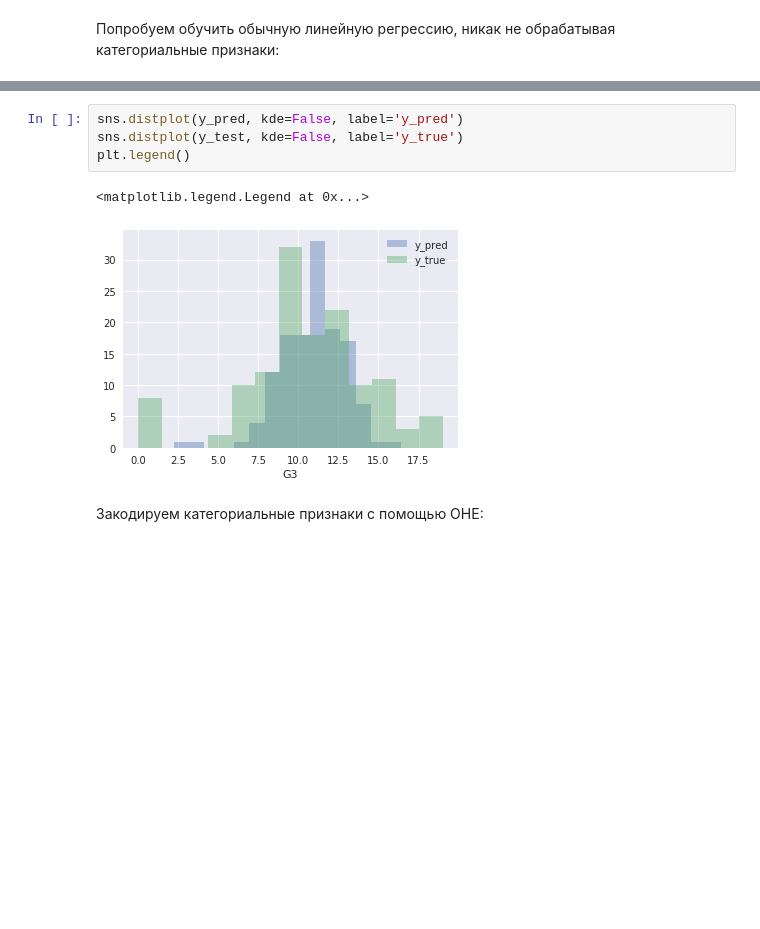
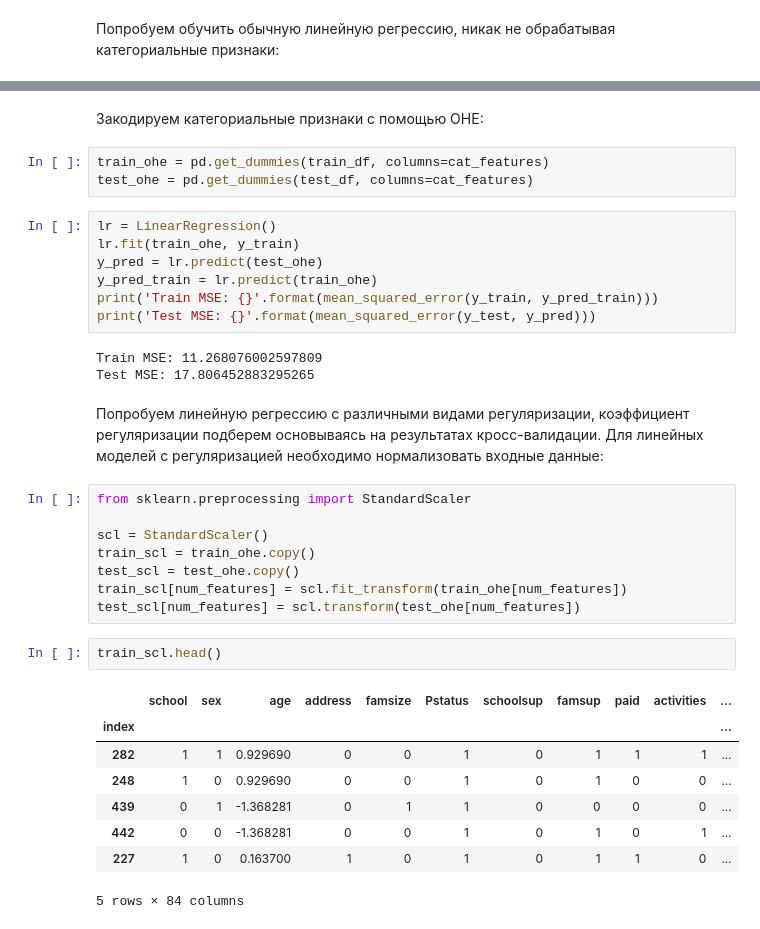
Before and after one commit to astromid/cinimex-test, a Jupyter notebook: code/task3-prototype.ipynb, the cells around one changed output, grey strips where cells are left out. Saved outputs shown, nothing was run; the diff lists cells and outputs as text; blank space fills up the shorter version.

```diff
--- a/code/task3-prototype.ipynb
+++ b/code/task3-prototype.ipynb
@@ -117,9 +122,36 @@ Test MSE: 15.126498676067742
-# %%
-sns.distplot(y_pred, kde=False, label='y_pred')
-sns.distplot(y_test, kde=False, label='y_true')
-plt.legend()
-# %% [output]
-<matplotlib.legend.Legend at 0x...>
-[figure, removed]
 # %% [markdown]
 Закодируем категориальные признаки с помощью OHE:
+# %%
+train_ohe = pd.get_dummies(train_df, columns=cat_features)
+test_ohe = pd.get_dummies(test_df, columns=cat_features)
+# %%
+lr = LinearRegression()
+lr.fit(train_ohe, y_train)
+y_pred = lr.predict(test_ohe)
+y_pred_train = lr.predict(train_ohe)
+print('Train MSE: {}'.format(mean_squared_error(y_train, y_pred_train)))
+print('Test MSE: {}'.format(mean_squared_error(y_test, y_pred)))
+# %% [output]
+Train MSE: 11.268076002597809
+Test MSE: 17.806452883295265
+# %% [markdown]
+Попробуем линейную регрессию с различными видами регуляризации, коэффициент регуляризации подберем основываясь на результатах кросс-валидации. Для линейных моделей с регуляризацией необходимо нормализовать входные данные:
+# %%
+from sklearn.preprocessing import StandardScaler
+
+scl = StandardScaler()
+train_scl = train_ohe.copy()
+test_scl = test_ohe.copy()
+train_scl[num_features] = scl.fit_transform(train_ohe[num_features])
+test_scl[num_features] = scl.transform(test_ohe[num_features])
+# %%
+train_scl.head()
+# %% [output]
+|  | school | sex | age | address | famsize | Pstatus | schoolsup | famsup | paid | activities | ... |
+| index |  |  |  |  |  |  |  |  |  |  | ... |
+| 282 | 1 | 1 | 0.929690 | 0 | 0 | 1 | 0 | 1 | 1 | 1 | ... |
+| 248 | 1 | 0 | 0.929690 | 0 | 0 | 1 | 0 | 1 | 0 | 0 | ... |
+| 439 | 0 | 1 | -1.368281 | 0 | 1 | 1 | 0 | 0 | 0 | 0 | ... |
+| 442 | 0 | 0 | -1.368281 | 0 | 0 | 1 | 0 | 1 | 0 | 1 | ... |
+| 227 | 1 | 0 | 0.163700 | 1 | 0 | 1 | 0 | 1 | 1 | 0 | ... |
+5 rows × 84 columns
```
Also changed, not shown: parts of 23 cells of this notebook, 6 other files.
